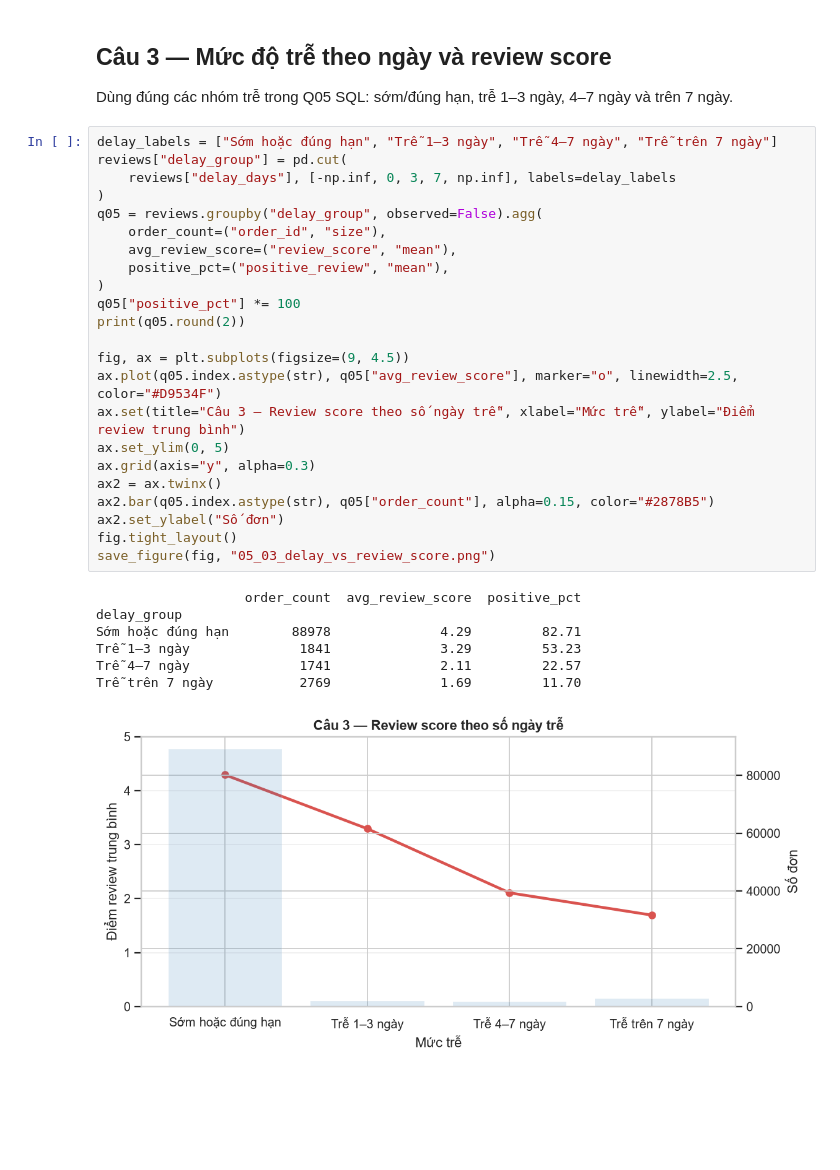
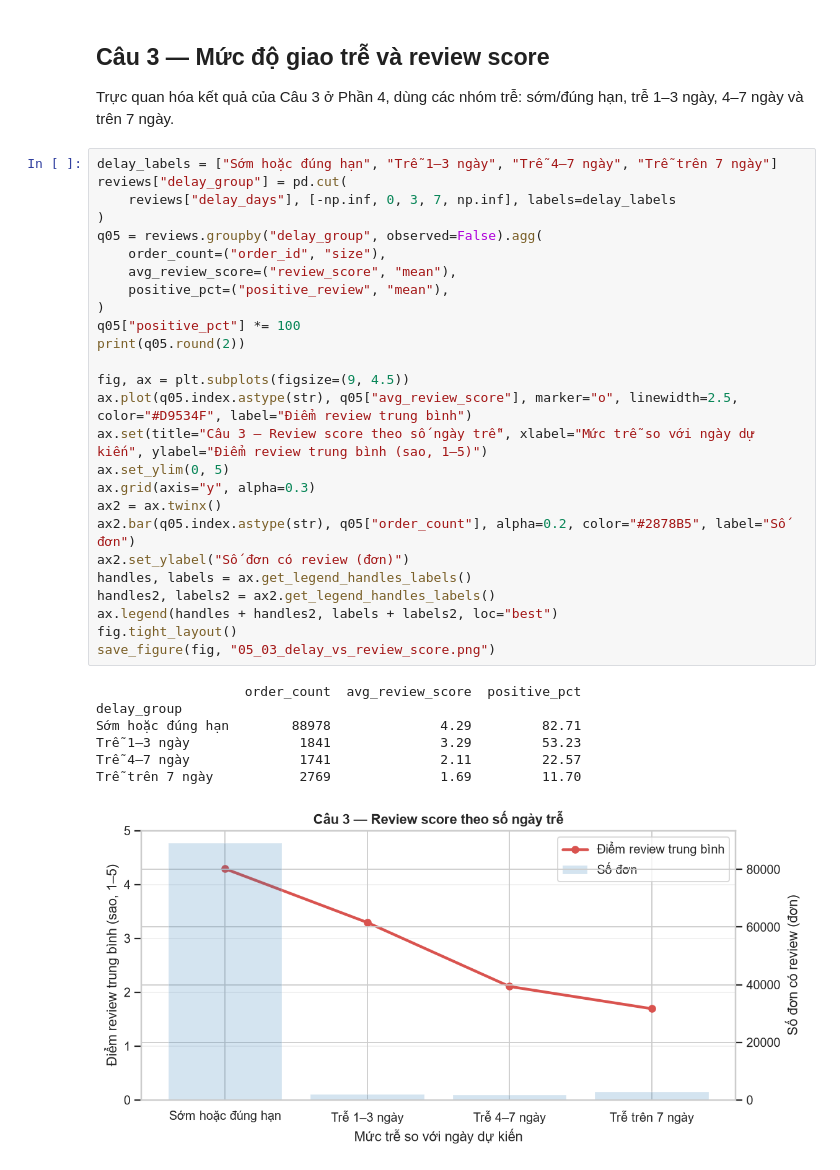
Before and after one commit to TrungTayNA/ADY291c-AI2107-Group-1, a Jupyter notebook: Notebooks Project/5_Data Visualization/05_Data_Visualization.ipynb, the cells around one changed output. Saved outputs shown, nothing was run; the diff lists cells and outputs as text; blank space fills up the shorter version.

```diff
--- a/Notebooks Project/5_Data Visualization/05_Data_Visualization.ipynb
+++ b/Notebooks Project/5_Data Visualization/05_Data_Visualization.ipynb
@@ -123,36 +124,39 @@ Giao trễ                  6351              2.27         26.72          62.37
 # %% [markdown]
-## Câu 3 — Mức độ trễ theo ngày và review score
+## Câu 3 — Mức độ giao trễ và review score
 
-Dùng đúng các nhóm trễ trong Q05 SQL: sớm/đúng hạn, trễ 1–3 ngày, 4–7 ngày và trên 7 ngày.
+Trực quan hóa kết quả của Câu 3 ở Phần 4, dùng các nhóm trễ: sớm/đúng hạn, trễ 1–3 ngày, 4–7 ngày và trên 7 ngày.
 # %%
 delay_labels = ["Sớm hoặc đúng hạn", "Trễ 1–3 ngày", "Trễ 4–7 ngày", "Trễ trên 7 ngày"]
 reviews["delay_group"] = pd.cut(
     reviews["delay_days"], [-np.inf, 0, 3, 7, np.inf], labels=delay_labels
 )
 q05 = reviews.groupby("delay_group", observed=False).agg(
     order_count=("order_id", "size"),
     avg_review_score=("review_score", "mean"),
     positive_pct=("positive_review", "mean"),
 )
 q05["positive_pct"] *= 100
 print(q05.round(2))
 
 fig, ax = plt.subplots(figsize=(9, 4.5))
-ax.plot(q05.index.astype(str), q05["avg_review_score"], marker="o", linewidth=2.5, color="#D9534F")
-ax.set(title="Câu 3 — Review score theo số ngày trễ", xlabel="Mức trễ", ylabel="Điểm review trung bình")
+ax.plot(q05.index.astype(str), q05["avg_review_score"], marker="o", linewidth=2.5, color="#D9534F", label="Điểm review trung bình")
+ax.set(title="Câu 3 — Review score theo số ngày trễ", xlabel="Mức trễ so với ngày dự kiến", ylabel="Điểm review trung bình (sao, 1–5)")
 ax.set_ylim(0, 5)
 ax.grid(axis="y", alpha=0.3)
 ax2 = ax.twinx()
-ax2.bar(q05.index.astype(str), q05["order_count"], alpha=0.15, color="#2878B5")
-ax2.set_ylabel("Số đơn")
+ax2.bar(q05.index.astype(str), q05["order_count"], alpha=0.2, color="#2878B5", label="Số đơn")
+ax2.set_ylabel("Số đơn có review (đơn)")
+handles, labels = ax.get_legend_handles_labels()
+handles2, labels2 = ax2.get_legend_handles_labels()
+ax.legend(handles + handles2, labels + labels2, loc="best")
 fig.tight_layout()
 save_figure(fig, "05_03_delay_vs_review_score.png")
 # %% [output]
                    order_count  avg_review_score  positive_pct
 delay_group
 Sớm hoặc đúng hạn        88978              4.29         82.71
 Trễ 1–3 ngày              1841              3.29         53.23
 Trễ 4–7 ngày              1741              2.11         22.57
 Trễ trên 7 ngày           2769              1.69         11.70
-[figure, old version]
+[figure, new version]
 # %% [markdown]
```
Also changed, not shown: parts of 31 cells of this notebook, 12 other files.
